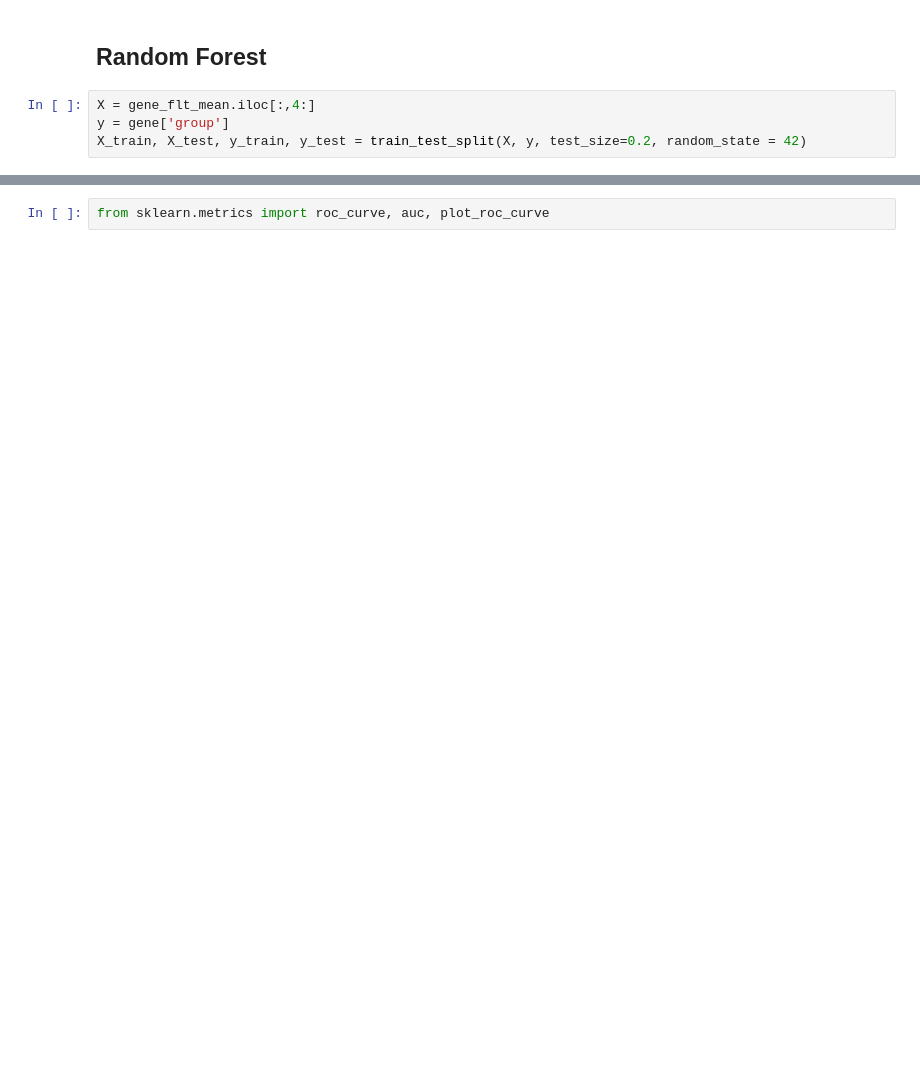
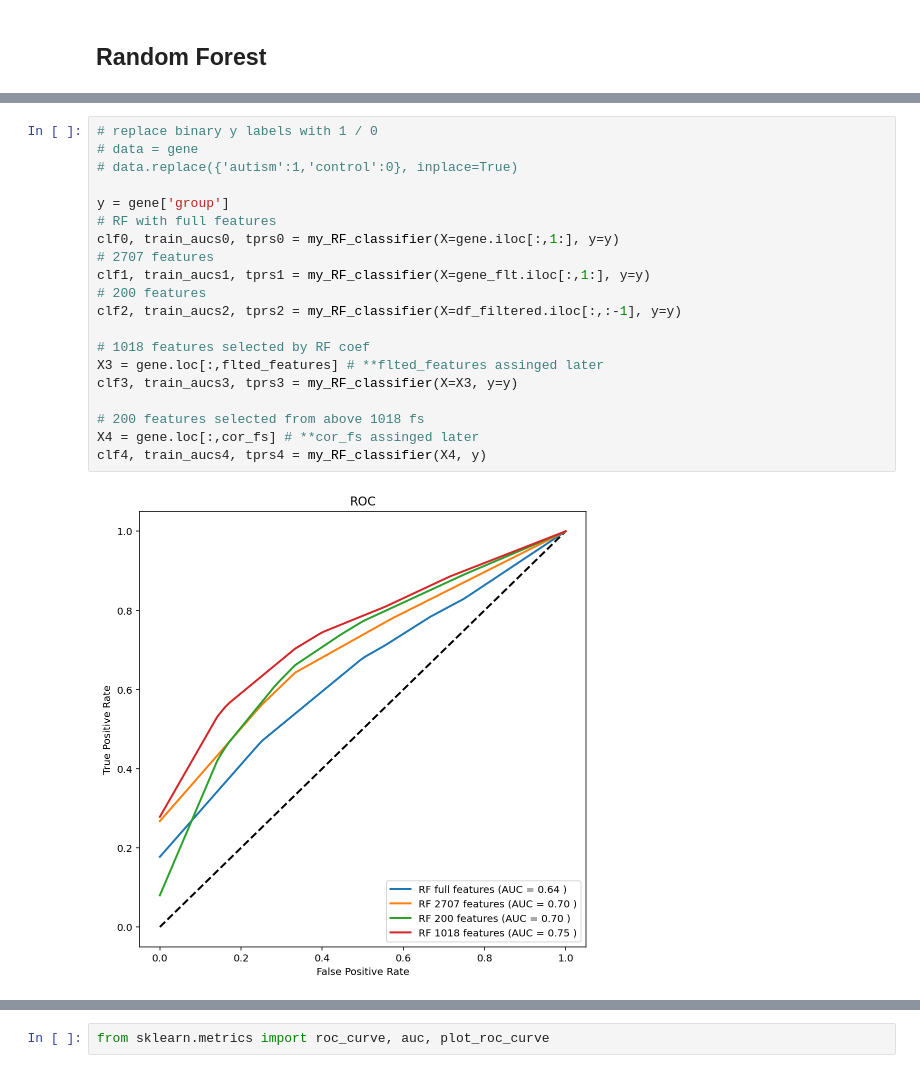
Before and after one commit to Yukodeng/118B-Final-Project, a Jupyter notebook: Cogs118B Final Project.ipynb, the cells around one changed output, grey strips where cells are left out. Drawn from its saved outputs; the diff is of its cells as text; blank space fills up the shorter version.

```diff
--- a/Cogs118B Final Project.ipynb
+++ b/Cogs118B Final Project.ipynb
@@ -321,6 +300,2 @@ plt.show()
 # %% [markdown]
 ## Random Forest
-# %%
-X = gene_flt_mean.iloc[:,4:]
-y = gene['group']
-X_train, X_test, y_train, y_test = train_test_split(X, y, test_size=0.2, random_state = 42)
@@ -326,0 +338,22 @@ X_train, X_test, y_train, y_test = train_test_split(X, y, test_size=0.2, random_
+# %%
+# replace binary y labels with 1 / 0
+# data = gene
+# data.replace({'autism':1,'control':0}, inplace=True)
+
+y = gene['group']
+# RF with full features
+clf0, train_aucs0, tprs0 = my_RF_classifier(X=gene.iloc[:,1:], y=y)
+# 2707 features
+clf1, train_aucs1, tprs1 = my_RF_classifier(X=gene_flt.iloc[:,1:], y=y)
+# 200 features
+clf2, train_aucs2, tprs2 = my_RF_classifier(X=df_filtered.iloc[:,:-1], y=y)
+
+# 1018 features selected by RF coef
+X3 = gene.loc[:,flted_features] # **flted_features assinged later
+clf3, train_aucs3, tprs3 = my_RF_classifier(X=X3, y=y)
+
+# 200 features selected from above 1018 fs
+X4 = gene.loc[:,cor_fs] # **cor_fs assinged later
+clf4, train_aucs4, tprs4 = my_RF_classifier(X4, y)
+# %% [output]
+[figure, added]
```
Also changed, not shown: parts of 38 cells of this notebook, 1 other file.
